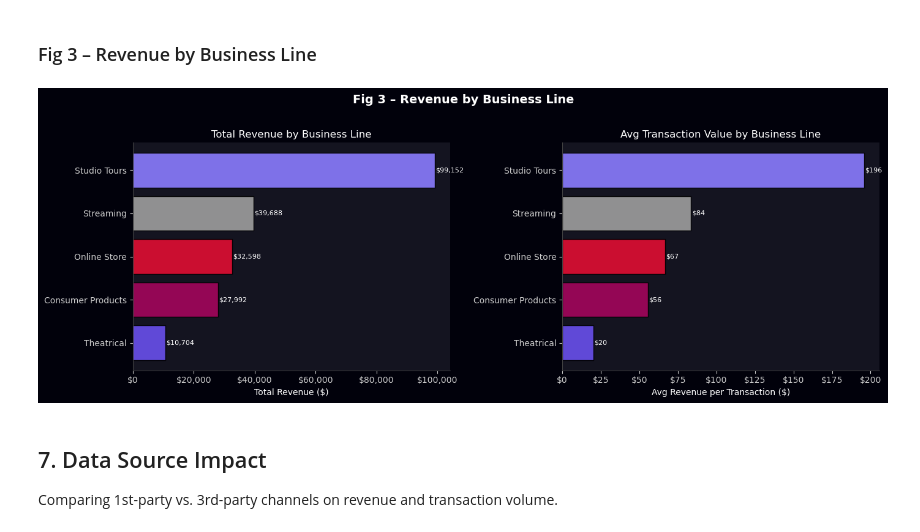
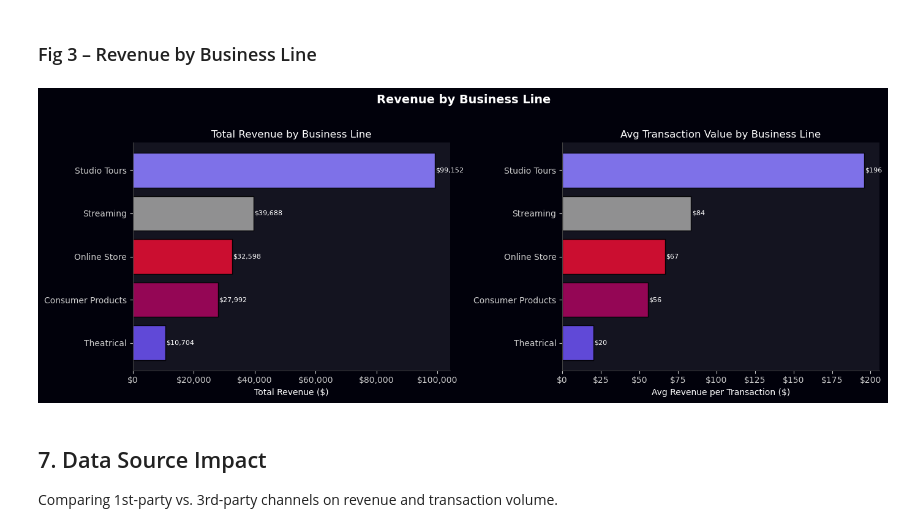
Before and after one commit to benjamint24/ITC-2026, a Jupyter notebook: Final EDA_combined.ipynb, the cells around one changed output. Saved outputs shown, nothing was run; the diff lists cells and outputs as text; code cells hidden in the pictures.

```diff
--- a/Final EDA_combined.ipynb
+++ b/Final EDA_combined.ipynb
@@ -521,33 +521,33 @@ rev_bl.sort_values('Total Revenue', ascending=False)
 # %%
 rev_bl_sorted = rev_bl.sort_values('Total Revenue', ascending=True)
 fig, axes = plt.subplots(1, 2, figsize=(14, 5))
-fig.suptitle('Fig 3 – Revenue by Business Line', fontsize=14, fontweight='bold', y=1.02)
+fig.suptitle('Revenue by Business Line', fontsize=14, fontweight='bold', y=1.02)
 
 ax = axes[0]
 bars = ax.barh(rev_bl_sorted.index, rev_bl_sorted['Total Revenue'],
                color=PALETTE[:len(rev_bl_sorted)], alpha=0.9, edgecolor='black')
 ax.set_xlabel('Total Revenue ($)'); ax.set_title('Total Revenue by Business Line')
 ax.xaxis.set_major_formatter(mticker.FuncFormatter(lambda x,_: f'${x:,.0f}'))
 for bar in bars:
     w_val = bar.get_width()
     ax.text(w_val+200, bar.get_y()+bar.get_height()/2, f'${w_val:,.0f}', va='center', fontsize=8)
 
 ax = axes[1]
 bars = ax.barh(rev_bl_sorted.index, rev_bl_sorted['Avg per Transaction'],
                color=PALETTE[:len(rev_bl_sorted)], alpha=0.9, edgecolor='black')
 ax.set_xlabel('Avg Revenue per Transaction ($)'); ax.set_title('Avg Transaction Value by Business Line')
 ax.xaxis.set_major_formatter(mticker.FuncFormatter(lambda x,_: f'${x:,.0f}'))
 for bar in bars:
     w_val = bar.get_width()
     ax.text(w_val+0.5, bar.get_y()+bar.get_height()/2, f'${w_val:,.0f}', va='center', fontsize=8)
 
 plt.tight_layout()
 
 plt.savefig("Visuals/revenue_by_business.png", dpi=300, bbox_inches="tight")
 
 plt.show()
 # %% [output]
-[figure, old version]
+[figure, new version]
 # %% [markdown]
 ## 7. Data Source Impact
 
```
Also changed, not shown: parts of 5 cells of this notebook, 8 other files.
